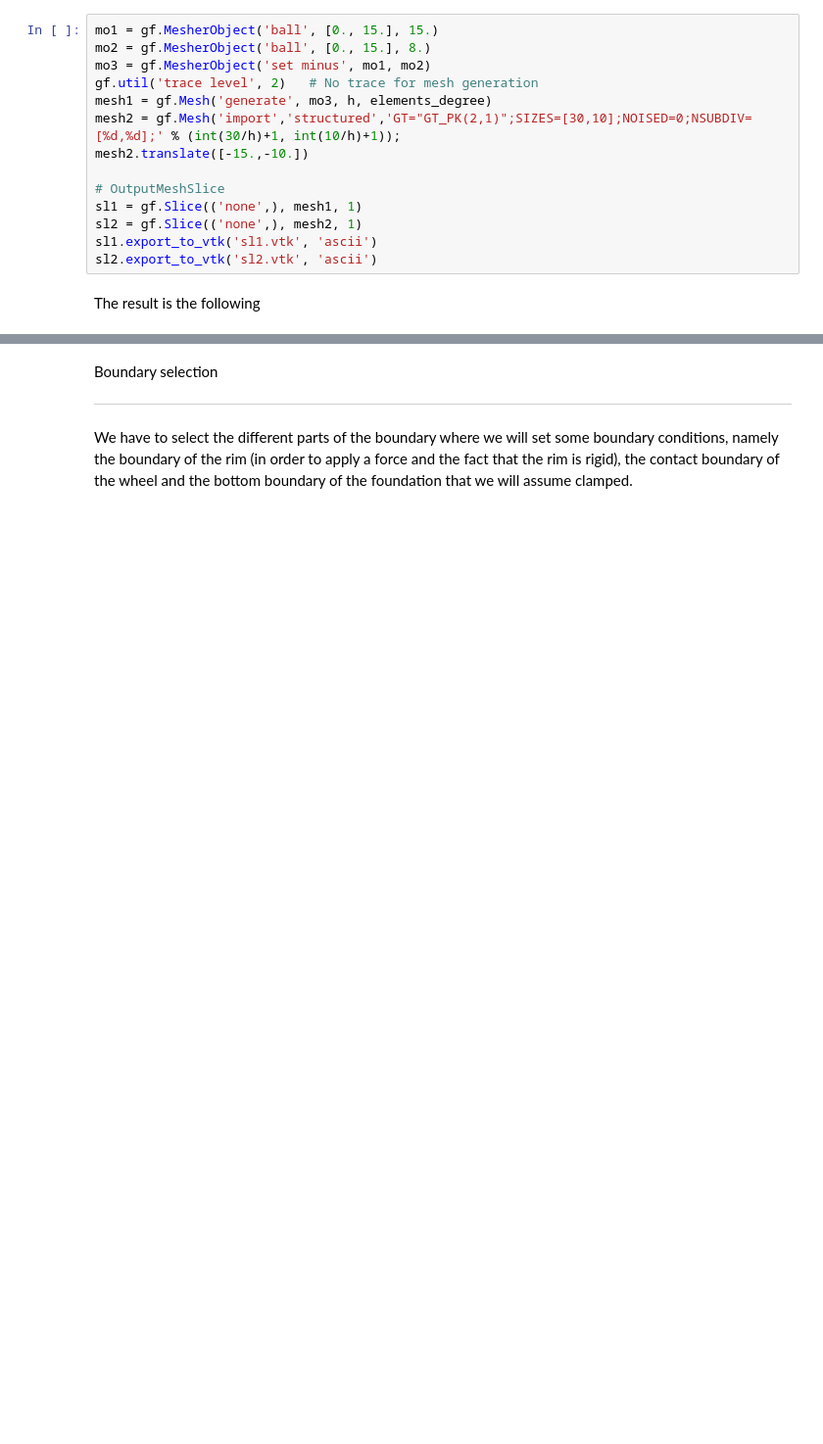
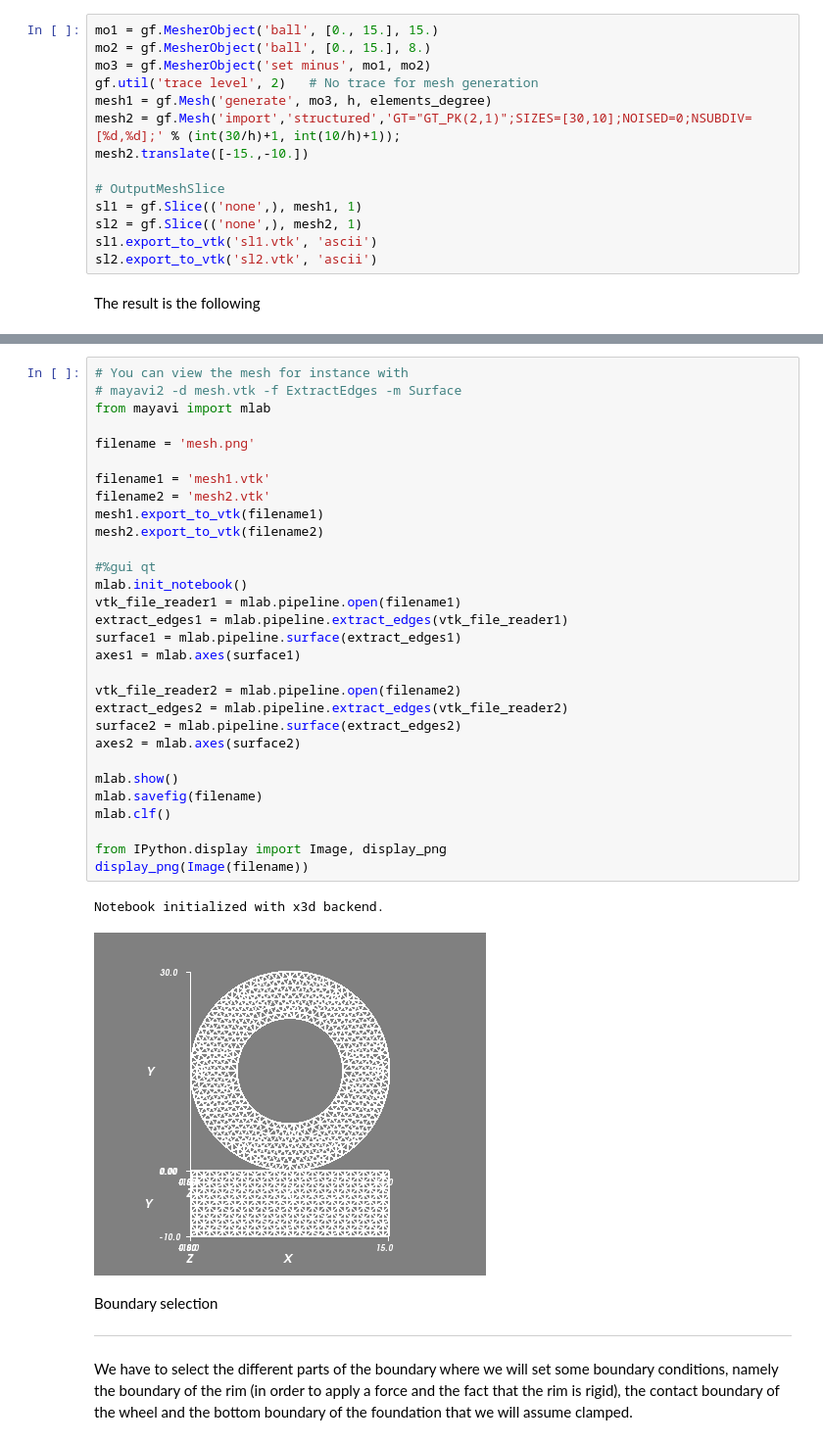
Before and after one commit to tkoyama010/techbookfest-getfem, a Jupyter notebook: doc/sphinx/source/wheel.ipynb, the cells around one changed output, grey strips where cells are left out. Shown at 98% size. Cells and saved outputs as stored; diff of their text form; blank space fills up the shorter version.

```diff
--- a/doc/sphinx/source/wheel.ipynb
+++ b/doc/sphinx/source/wheel.ipynb
@@ -148,6 +126,39 @@ plt.triplot(x2[:,0], x2[:,1], triangles2, color='gray')
 plt.gca().set_aspect('equal')
 # %% [output]
 [figure]
+# %%
+# You can view the mesh for instance with
+# mayavi2 -d mesh.vtk -f ExtractEdges -m Surface
+from mayavi import mlab
+
+filename = 'mesh.png'
+
+filename1 = 'mesh1.vtk'
+filename2 = 'mesh2.vtk'
+mesh1.export_to_vtk(filename1)
+mesh2.export_to_vtk(filename2)
+
+#%gui qt
+mlab.init_notebook()
+vtk_file_reader1 = mlab.pipeline.open(filename1)
+extract_edges1 = mlab.pipeline.extract_edges(vtk_file_reader1)
+surface1 = mlab.pipeline.surface(extract_edges1)
+axes1 = mlab.axes(surface1)
+
+vtk_file_reader2 = mlab.pipeline.open(filename2)
+extract_edges2 = mlab.pipeline.extract_edges(vtk_file_reader2)
+surface2 = mlab.pipeline.surface(extract_edges2)
+axes2 = mlab.axes(surface2)
+
+mlab.show()
+mlab.savefig(filename)
+mlab.clf()
+
+from IPython.display import Image, display_png
+display_png(Image(filename))
+# %% [output]
+Notebook initialized with x3d backend.
+[figure, added]
 # %% [markdown]
 Boundary selection
 ******************
```
Also changed, not shown: parts of 10 cells of this notebook, 1 other file.
